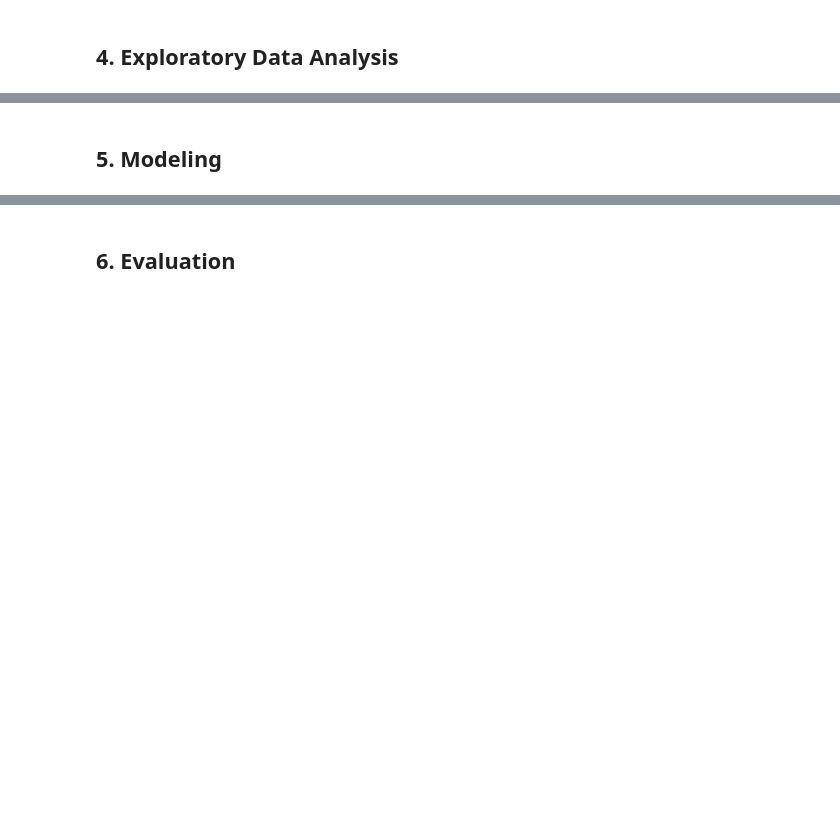
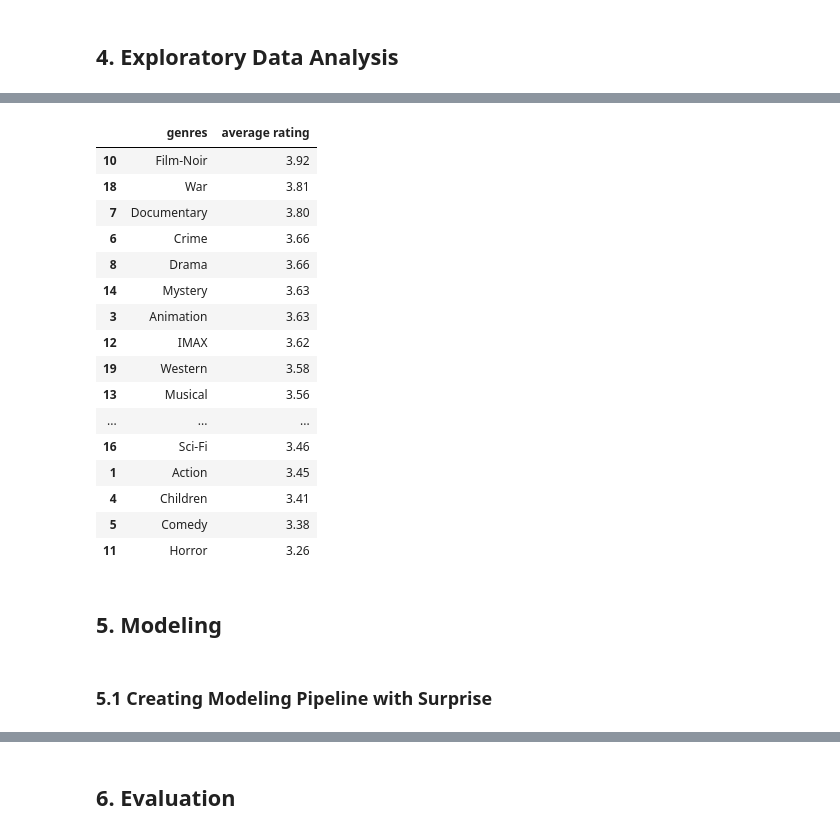
Before and after one commit to ckucewicz/movie_recommendation_system, a Jupyter notebook: notebook.ipynb, the cells around one changed output, grey strips where cells are left out. Drawn from its saved outputs; the diff is of its cells as text; code cells hidden in the pictures; blank space fills up the shorter version.

```diff
--- a/notebook.ipynb
+++ b/notebook.ipynb
@@ -369,2 +429,43 @@ userId
+# %%
+# Split the genres by '|'
+merged_df['genres'] = merged_df['genres'].str.split('|')
+
+# Expand the genres into separate rows, so each genre has its own row for each movie
+merged_expanded = merged_df.explode('genres')
+# %%
+# Group by genre and calculate the average rating for each genre
+genres_avg_rating = merged_expanded.groupby('genres')['rating'].mean().reset_index()
+
+# Sort the table by average rating, from highest to lowest
+genres_avg_rating_sorted = genres_avg_rating.sort_values(by='rating', ascending=False)
+
+# Rename the 'rating' column to 'average rating'
+genres_avg_rating_sorted = genres_avg_rating_sorted.rename(columns={'rating': 'average rating'})
+
+# Round the 'average rating' column to 2 decimal places
+genres_avg_rating_sorted['average rating'] = genres_avg_rating_sorted['average rating'].round(2)
+
+# Display the updated table
+genres_avg_rating_sorted
+# %% [output]
+|  | genres | average rating |
+| 10 | Film-Noir | 3.92 |
+| 18 | War | 3.81 |
+| 7 | Documentary | 3.80 |
+| 6 | Crime | 3.66 |
+| 8 | Drama | 3.66 |
+| 14 | Mystery | 3.63 |
+| 3 | Animation | 3.63 |
+| 12 | IMAX | 3.62 |
+| 19 | Western | 3.58 |
+| 13 | Musical | 3.56 |
+| ... | ... | ... |
+| 16 | Sci-Fi | 3.46 |
+| 1 | Action | 3.45 |
+| 4 | Children | 3.41 |
+| 5 | Comedy | 3.38 |
+| 11 | Horror | 3.26 |
 # %% [markdown]
 ## 5. <a name ="Modeling"></a>  Modeling
+# %% [markdown]
+### 5.1 Creating Modeling Pipeline with Surprise
```
Also changed, not shown: parts of 41 cells of this notebook, 2 other files.
